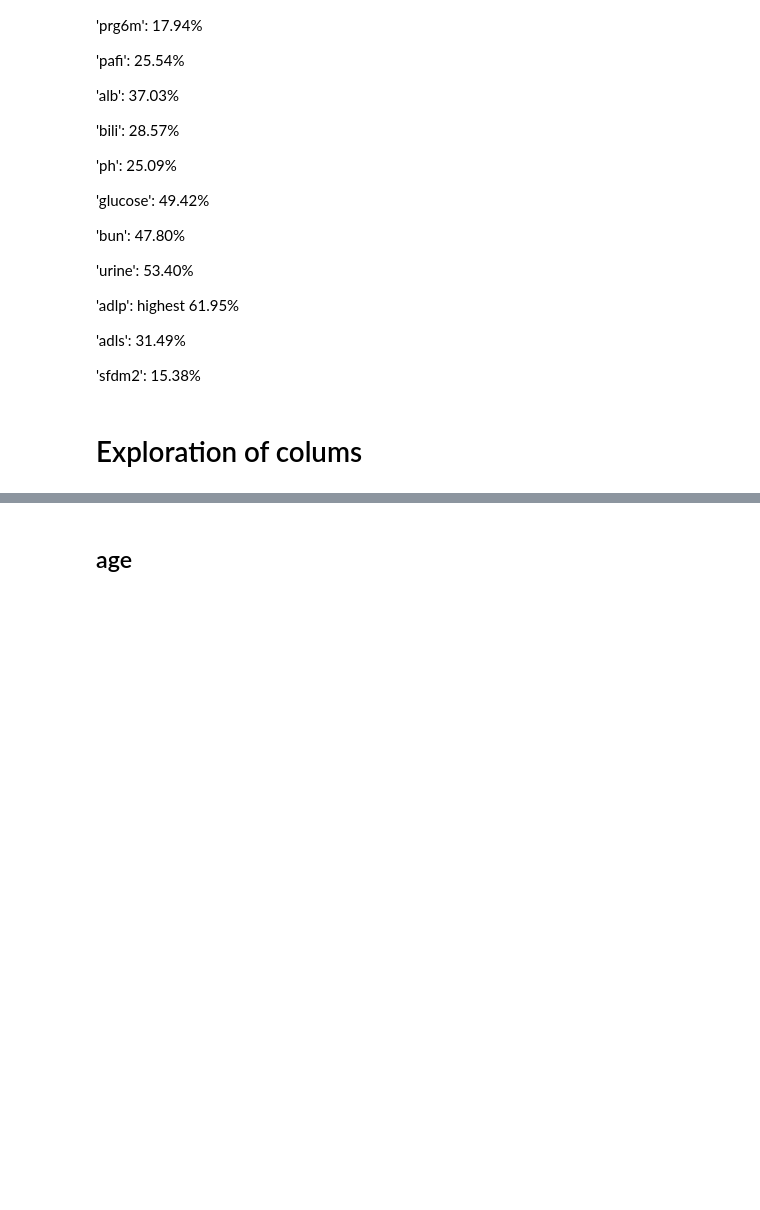
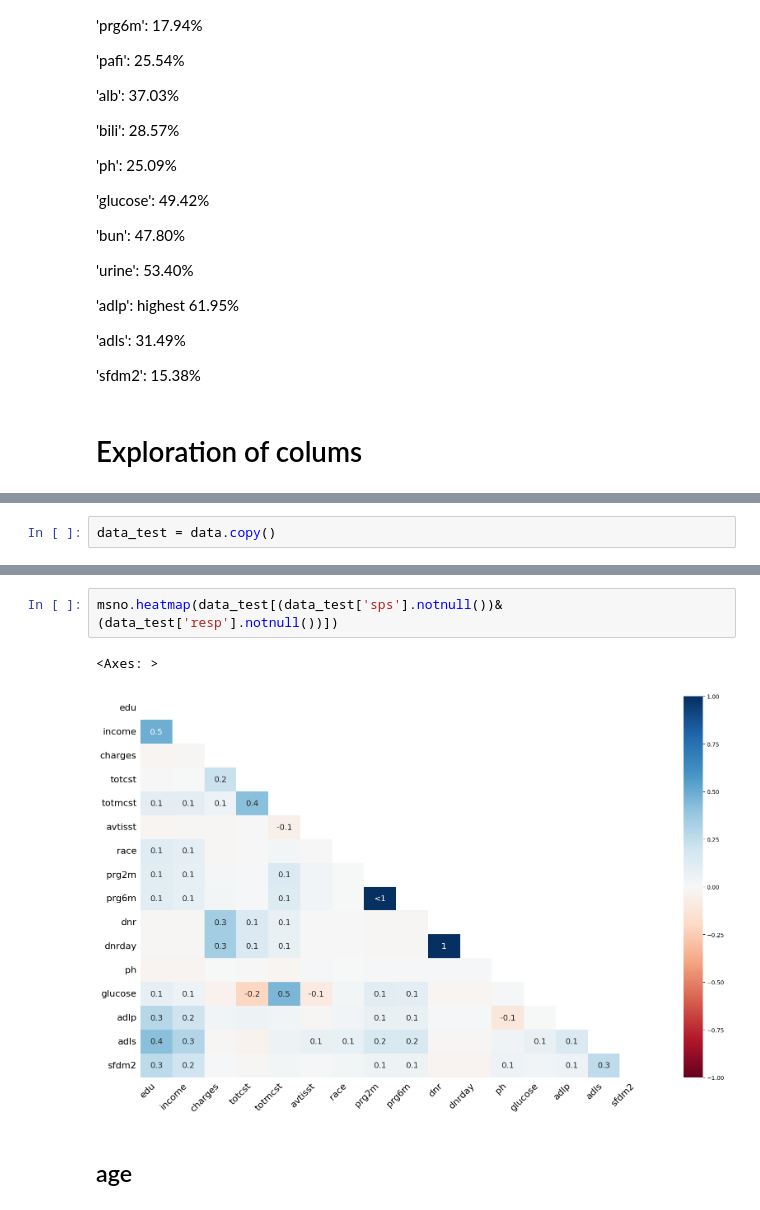
Before and after one commit to Parzon/SUPPORT2_ML_ANALYSIS, a Jupyter notebook: Support2_PyNotebook.ipynb, the cells around one changed output, grey strips where cells are left out. Saved outputs shown, nothing was run; the diff lists cells and outputs as text; blank space fills up the shorter version.

```diff
--- a/Support2_PyNotebook.ipynb
+++ b/Support2_PyNotebook.ipynb
@@ -466,0 +537,2 @@ Note: you may need to restart the kernel to use updated packages.
+# %%
+data_test = data.copy()
@@ -467,3 +623,8 @@ Note: you may need to restart the kernel to use updated packages.
+# %%
+msno.heatmap(data_test[(data_test['sps'].notnull())&(data_test['resp'].notnull())])
+# %% [output]
+<Axes: >
+[figure, added]
 # %% [markdown]
 ## age
 # %%
```
Also changed, not shown: parts of 34 cells of this notebook.
